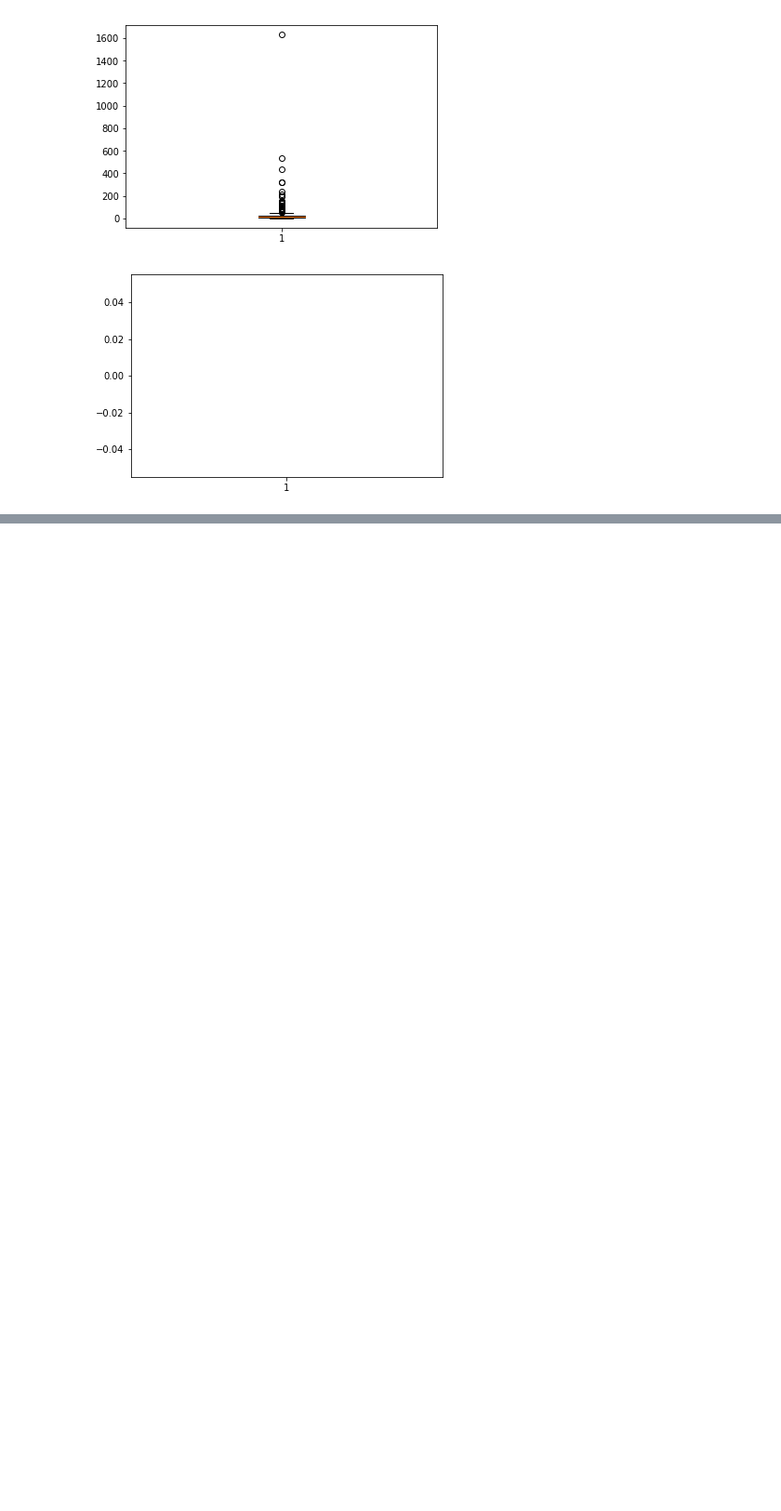
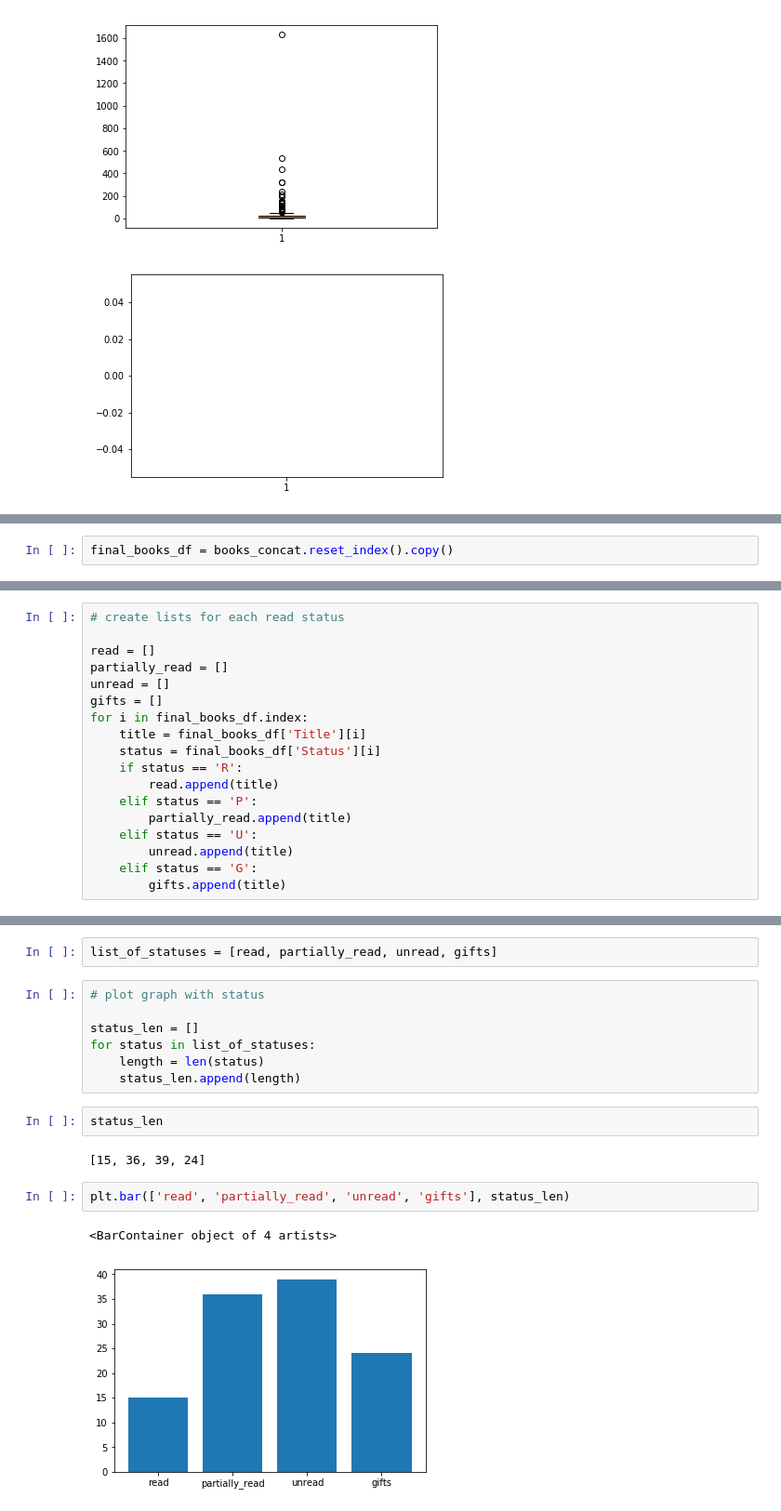
Before and after one commit to prray305/dsc-1-02-06-while-loops-break-continue-lab-online-ds-ft-021119, a Jupyter notebook: Amazon Purchase History Analysis.ipynb, the cells around one changed output, grey strips where cells are left out. Shown at 93% size. Saved outputs shown, nothing was run; the diff lists cells and outputs as text; blank space fills up the shorter version.

```diff
--- a/Amazon Purchase History Analysis.ipynb
+++ b/Amazon Purchase History Analysis.ipynb
@@ -206,0 +399,2 @@ for col in num_cols:
+# %%
+final_books_df = books_concat.reset_index().copy()
@@ -206,0 +421,18 @@ for col in num_cols:
+# %%
+# create lists for each read status
+
+read = []
+partially_read = []
+unread = []
+gifts = []
+for i in final_books_df.index:
+    title = final_books_df['Title'][i]
+    status = final_books_df['Status'][i]
+    if status == 'R':
+        read.append(title)
+    elif status == 'P':
+        partially_read.append(title)
+    elif status == 'U':
+        unread.append(title)
+    elif status == 'G':
+        gifts.append(title)
@@ -206,0 +449,18 @@ for col in num_cols:
+# %%
+list_of_statuses = [read, partially_read, unread, gifts]
+# %%
+# plot graph with status
+
+status_len = []
+for status in list_of_statuses:
+    length = len(status)
+    status_len.append(length)
+# %%
+status_len
+# %% [output]
+[15, 36, 39, 24]
+# %%
+plt.bar(['read', 'partially_read', 'unread', 'gifts'], status_len)
+# %% [output]
+<BarContainer object of 4 artists>
+[figure, added]
```
Also changed, not shown: parts of 40 cells of this notebook.
